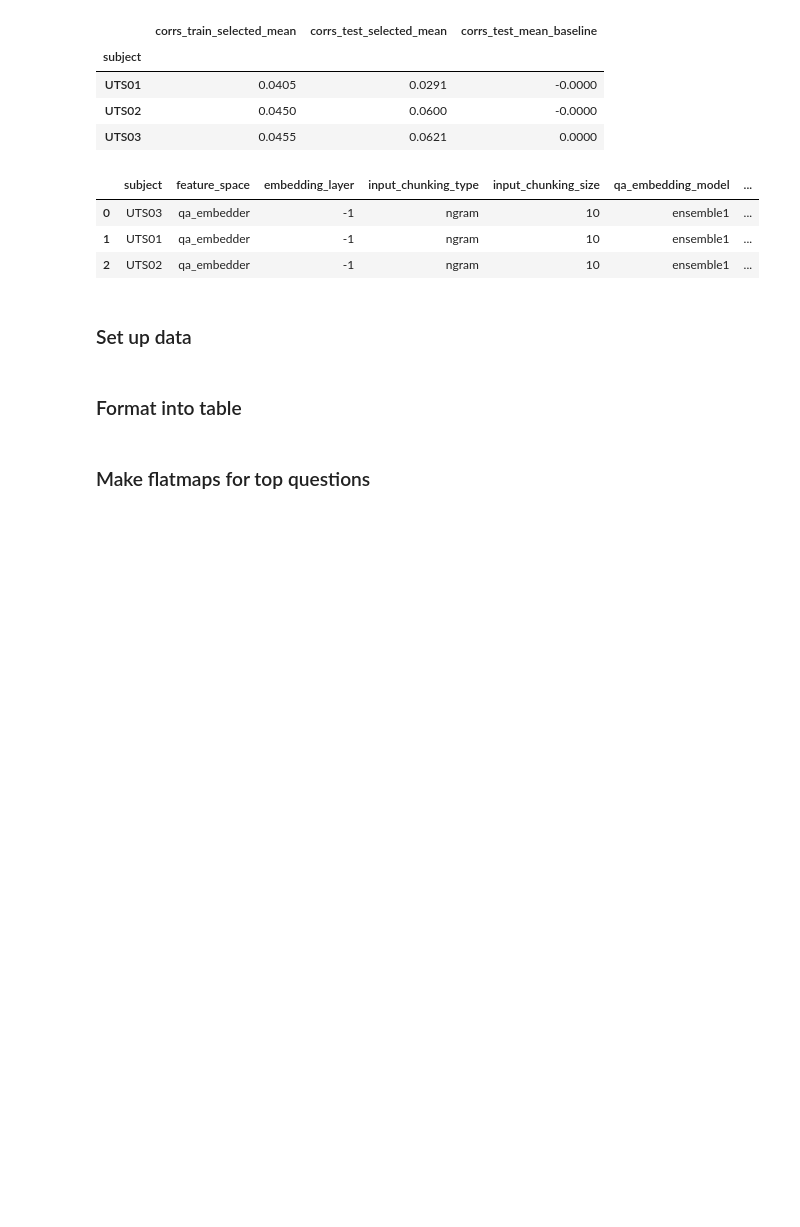
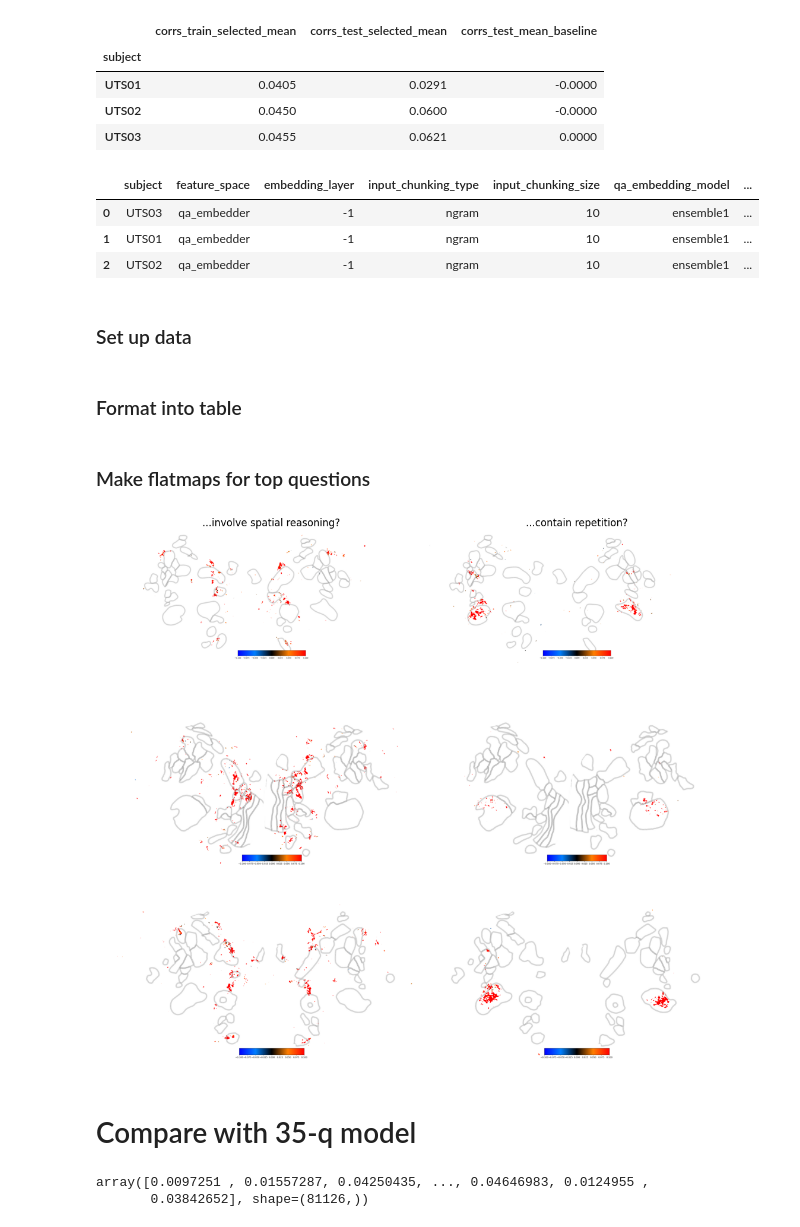
Before and after one commit to csinva/fmri, a Jupyter notebook: notebooks/08_single_question.ipynb, the cells around one changed output. Saved outputs shown, nothing was run; the diff lists cells and outputs as text; code cells hidden in the pictures; blank space fills up the shorter version.

```diff
--- a/notebooks/08_single_question.ipynb
+++ b/notebooks/08_single_question.ipynb
@@ -13,9 +13,16 @@ import sys
 from neuro.features import qa_questions
 import numpy as np
 import neuro.config
+import dvu
+from PIL import Image
+import matplotlib.pyplot as plt
+import numpy as np
+import os
+from neuro import analyze_helper
+dvu.set_style()
 sys.path.append('../experiments/')
 results_dir = '/home/chansingh/mntv1/deep-fMRI/encoding/may15_single_question'
-experiment_filename = '../experiments/04_fit_single_question.py'
+experiment_filename = '../experiments/04_fit_top_correlated_q.py'
 
 # load the results in to a pandas dataframe
 r = imodelsx.process_results.get_results_df(results_dir)
@@ -148,3 +155,40 @@ for subject in vox_sizes.keys():
             vals, subject[2:
                           ], fname_save=f'../qa_results/single_question/{subject}_{i}_{q}.png',
             with_rois=True, cmap='BuBkRd', with_borders=True)
+# %%
+flatmap_dir = '../qa_results/single_question'
+files = os.listdir(flatmap_dir)
+files = [f for f in files if f.endswith('.png')]
+keep_list = [
+    'involve spatial reasoning',
+    'contain repetition',
+]
+
+# filter only files that contain a substring in keep_list
+files = [f for f in files if any([k in f for k in keep_list])]
+
+files_dict = {
+    subj: sorted([f for f in files if subj in f]) for subj in ['UTS01', 'UTS02', 'UTS03']
+}
+
+# plot each subject in a different row in a grid
+nrows = 3
+ncols = len(files) // nrows
+fig, axs = plt.subplots(nrows, ncols, figsize=(ncols * 7, nrows * 4))
+for i, (subj, files) in enumerate(files_dict.items()):
+    for j, f in enumerate(files):
+        img = Image.open(join(flatmap_dir, f))
+        axs[i, j].imshow(img)
+        axs[i, j].axis('off')
+        if i == 0:
+            axs[i, j].set_title(
+                f'{analyze_helper.abbrev_question(f.split("_")[2]).replace(".png", "")}')
+        if j == 0:
+            axs[i, j].set_ylabel(subj)
+# negative horizontal space between subplots
+plt.subplots_adjust(wspace=-0.1)
+plt.savefig('single_question_flatmaps.png', dpi=300, bbox_inches='tight')
+# %% [output]
+[figure, added]
+# %% [markdown]
+# Compare with 35-q model
@@ -150,0 +207,5 @@ for subject in vox_sizes.keys():
+# %%
+corrs_single
+# %% [output]
+array([0.0097251 , 0.01557287, 0.04250435, ..., 0.04646983, 0.0124955 ,
+       0.03842652], shape=(81126,))
```
Also changed, not shown: parts of 3 cells of this notebook, 16 other files.
